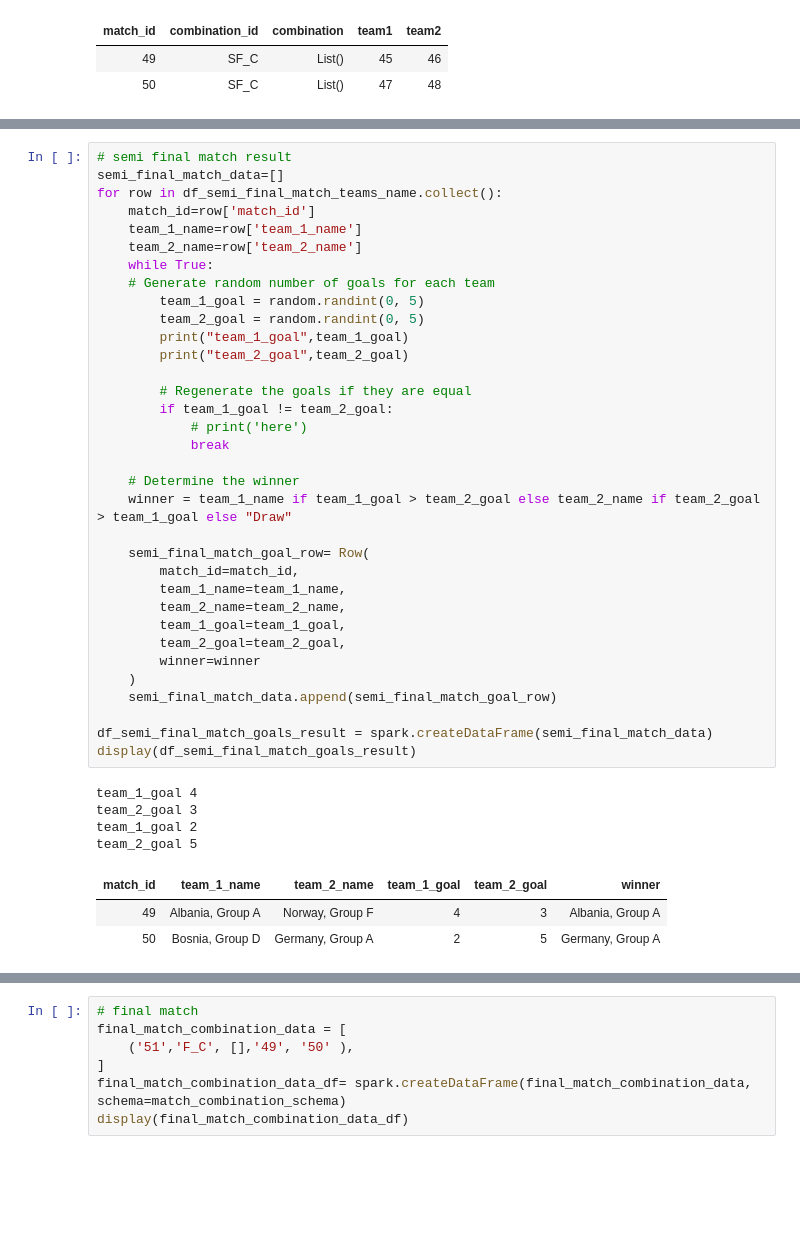
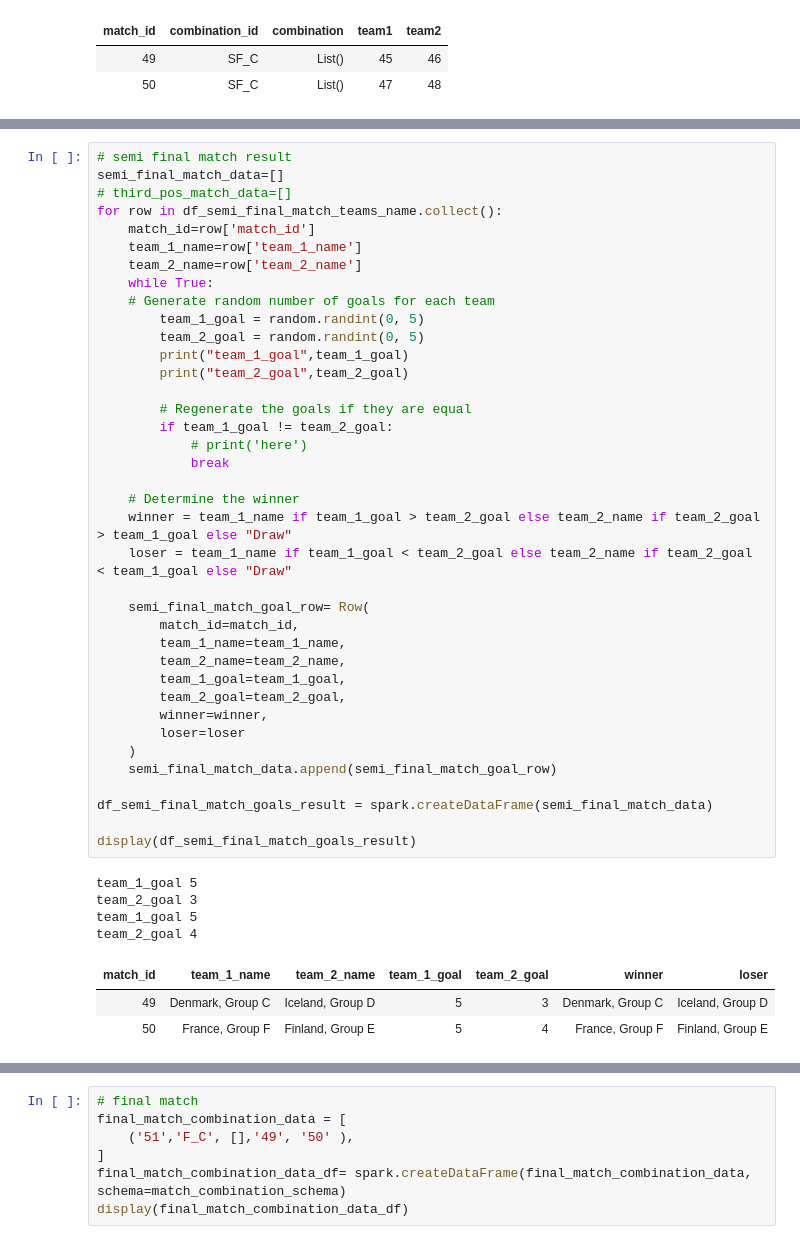
Before and after one commit to cezanekarki/Bootcamp-Tasks, a Jupyter notebook: euro_cup_project/euroclub_visualization.ipynb, the cells around one changed output, grey strips where cells are left out. Drawn from its saved outputs; the diff is of its cells as text; blank space fills up the shorter version.

```diff
--- a/euro_cup_project/euroclub_with_data_visualization.ipynb
+++ b/euro_cup_project/euroclub_visualization.ipynb
@@ -898,45 +896,49 @@ display(df_semi_final_match_teams_name)
 # %%
 # semi final match result
 semi_final_match_data=[]
+# third_pos_match_data=[]
 for row in df_semi_final_match_teams_name.collect():
     match_id=row['match_id']
     team_1_name=row['team_1_name']
     team_2_name=row['team_2_name']
     while True:
     # Generate random number of goals for each team
         team_1_goal = random.randint(0, 5)
         team_2_goal = random.randint(0, 5)
         print("team_1_goal",team_1_goal)
         print("team_2_goal",team_2_goal)
 
         # Regenerate the goals if they are equal
         if team_1_goal != team_2_goal:
             # print('here')
             break
 
     # Determine the winner
     winner = team_1_name if team_1_goal > team_2_goal else team_2_name if team_2_goal > team_1_goal else "Draw"
+    loser = team_1_name if team_1_goal < team_2_goal else team_2_name if team_2_goal < team_1_goal else "Draw"
 
     semi_final_match_goal_row= Row(
         match_id=match_id,
         team_1_name=team_1_name,
         team_2_name=team_2_name,
         team_1_goal=team_1_goal,
         team_2_goal=team_2_goal,
-        winner=winner
+        winner=winner,
+        loser=loser
     )
     semi_final_match_data.append(semi_final_match_goal_row)
 
 df_semi_final_match_goals_result = spark.createDataFrame(semi_final_match_data)
+
 display(df_semi_final_match_goals_result)
 # %% [output]
-team_1_goal 4
+team_1_goal 5
 team_2_goal 3
-team_1_goal 2
-team_2_goal 5
+team_1_goal 5
+team_2_goal 4
-| match_id | team_1_name | team_2_name | team_1_goal | team_2_goal | winner |
-| 49 | Albania, Group A | Norway, Group F | 4 | 3 | Albania, Group A |
-| 50 | Bosnia, Group D | Germany, Group A | 2 | 5 | Germany, Group A |
+| match_id | team_1_name | team_2_name | team_1_goal | team_2_goal | winner | loser |
+| 49 | Denmark, Group C | Iceland, Group D | 5 | 3 | Denmark, Group C | Iceland, Group D |
+| 50 | France, Group F | Finland, Group E | 5 | 4 | France, Group F | Finland, Group E |
 # %%
 df_final_teams= df_semi_final_match_goals_result.select(col("winner").alias("team_name"),col("match_id"))
 display(df_final_teams)
```
Also changed, not shown: parts of 38 cells of this notebook.
